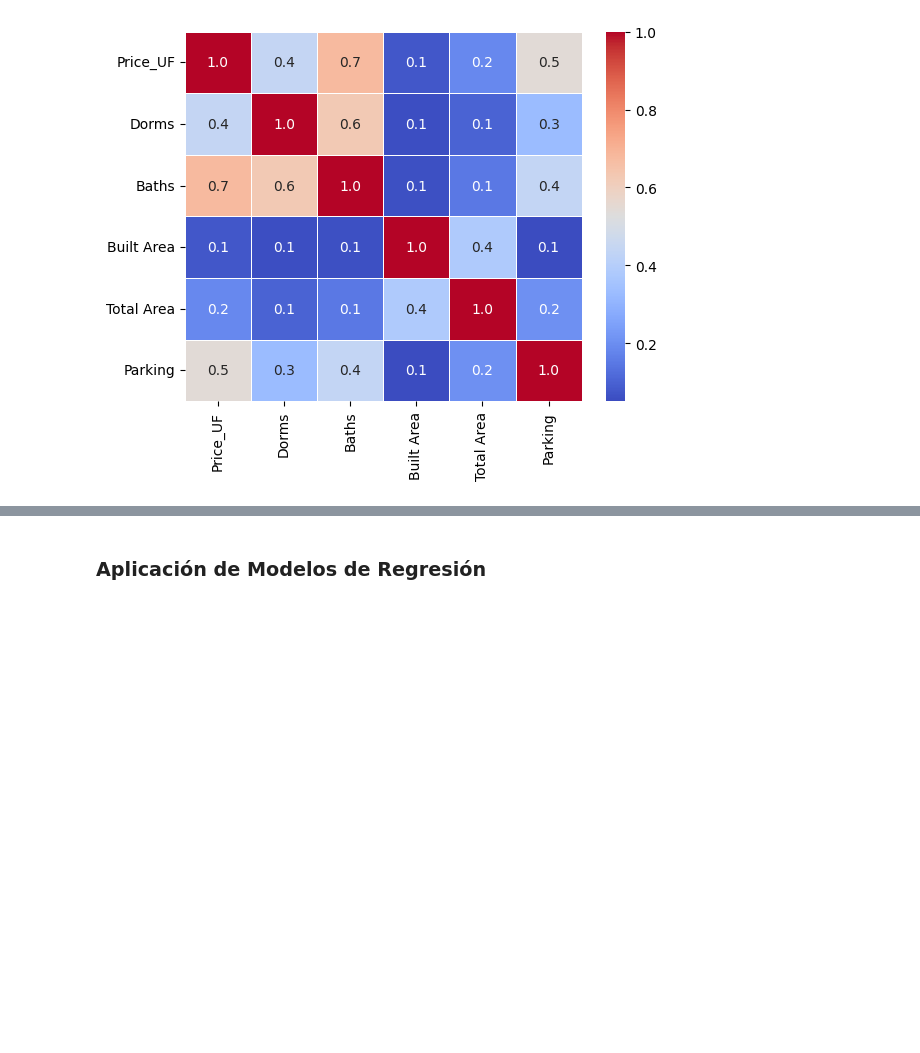
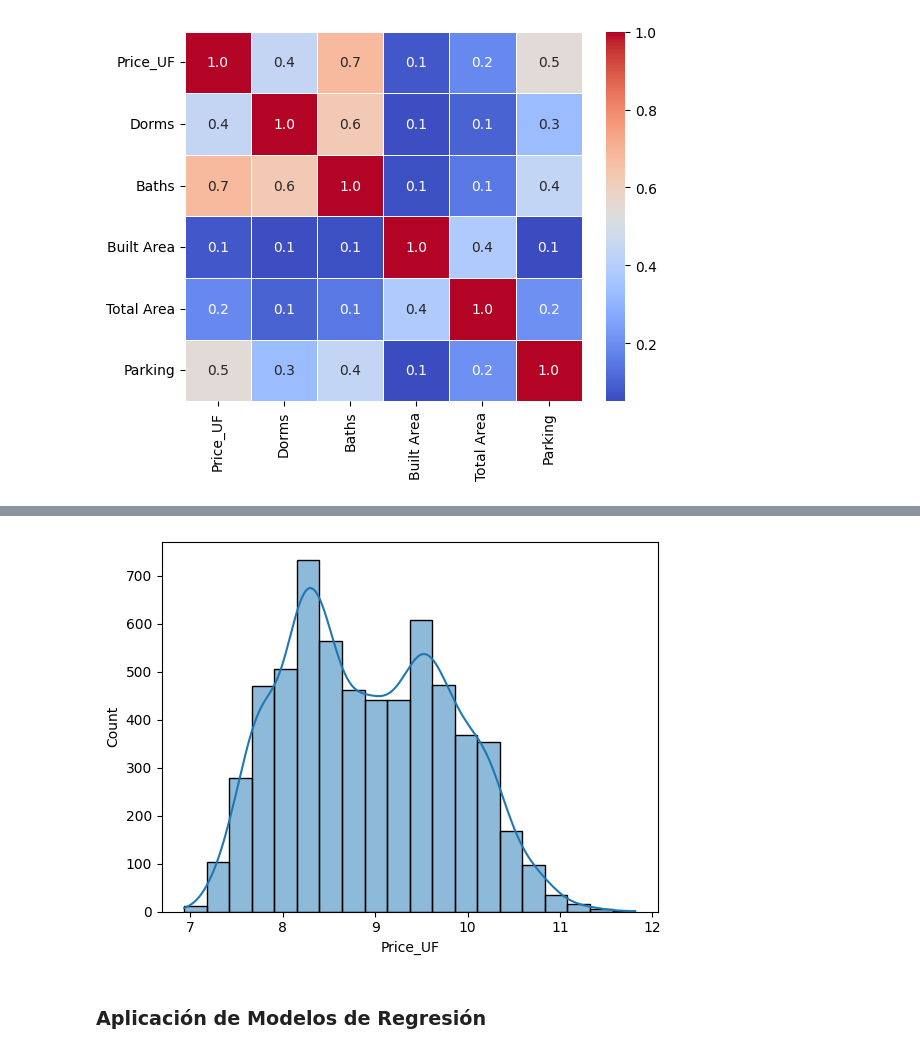
Before and after one commit to mespinoza8/Prediccion-Precio-Casas, a Jupyter notebook: precio_casas.ipynb, the cells around one changed output, grey strips where cells are left out. Saved outputs shown, nothing was run; the diff lists cells and outputs as text; code cells hidden in the pictures; blank space fills up the shorter version.

```diff
--- a/precio_casas.ipynb
+++ b/precio_casas.ipynb
@@ -76,3 +81,8 @@ for i, column in enumerate(df_casas.columns):
+# %%
+sns.histplot(df_casas['Price_UF'], kde=True,bins=20,palette='tab10')
+plt.show()
+# %% [output]
+[figure, added]
 # %% [markdown]
 ### Aplicación de Modelos de Regresión
 # %%
```
Also changed, not shown: parts of 11 cells of this notebook.
